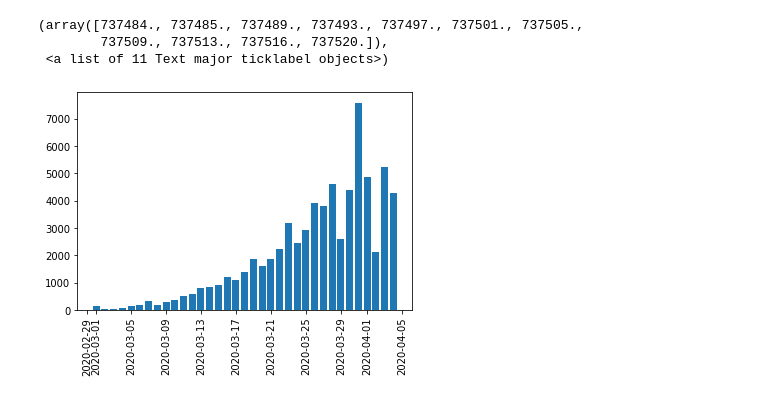
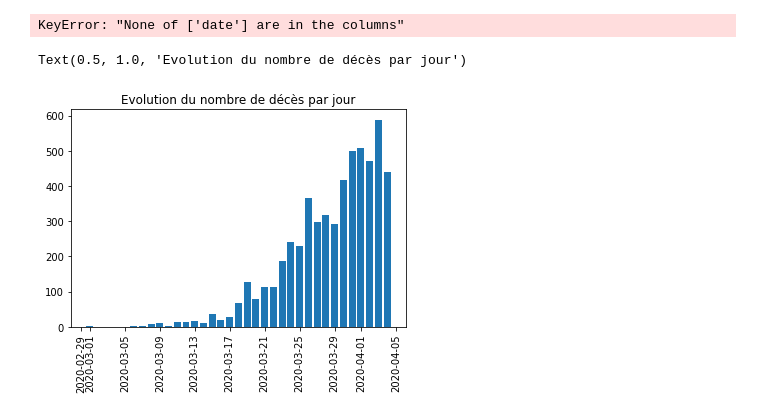
Before and after one commit to lsromain/covid19-visualizer, a Jupyter notebook: Covid19.ipynb, the cells around one changed output. Drawn from its saved outputs; the diff is of its cells as text; code cells hidden in the pictures.

Commit message:
Add new deaths

```diff
--- a/Covid19.ipynb
+++ b/Covid19.ipynb
@@ -63,8 +62,26 @@ dfig, ax = plt.subplots()
 data_national.set_index('date',inplace=True)
 ax.bar(data_national.index, data_national["nouveaux_cas_confirmes"])
 plt.xticks(rotation=90)
+plt.title("Evolution du nombre de nouveaux cas par jour")
 # %% [output]
-(array([737484., 737485., 737489., 737493., 737497., 737501., 737505.,
-        737509., 737513., 737516., 737520.]),
- <a list of 11 Text major ticklabel objects>)
+KeyError: "None of ['date'] are in the columns"
-[figure, removed]
+# %%
+# Compute new cases
+deaths = np.array((list(data_national["deces"])))
+new_deaths = deaths[1:] - deaths[:-1]
+new_deaths = np.insert(new_deaths, 0, deaths[0])
+# %%
+# Ajouter les nouveaux cas confirmes
+cpt = 0
+for lab, row in data_national.iterrows():
+    data_national.loc[lab, "nouveaux_deces"] = new_deaths[cpt]
+    cpt+=1
+# %%
+# Display new cases
+dfig, ax = plt.subplots()
+ax.bar(data_national.index, data_national["nouveaux_deces"])
+plt.xticks(rotation=90)
+plt.title("Evolution du nombre de décès par jour")
+# %% [output]
+Text(0.5, 1.0, 'Evolution du nombre de décès par jour')
+[figure, added]
```
Also changed, not shown: parts of 4 cells of this notebook.
